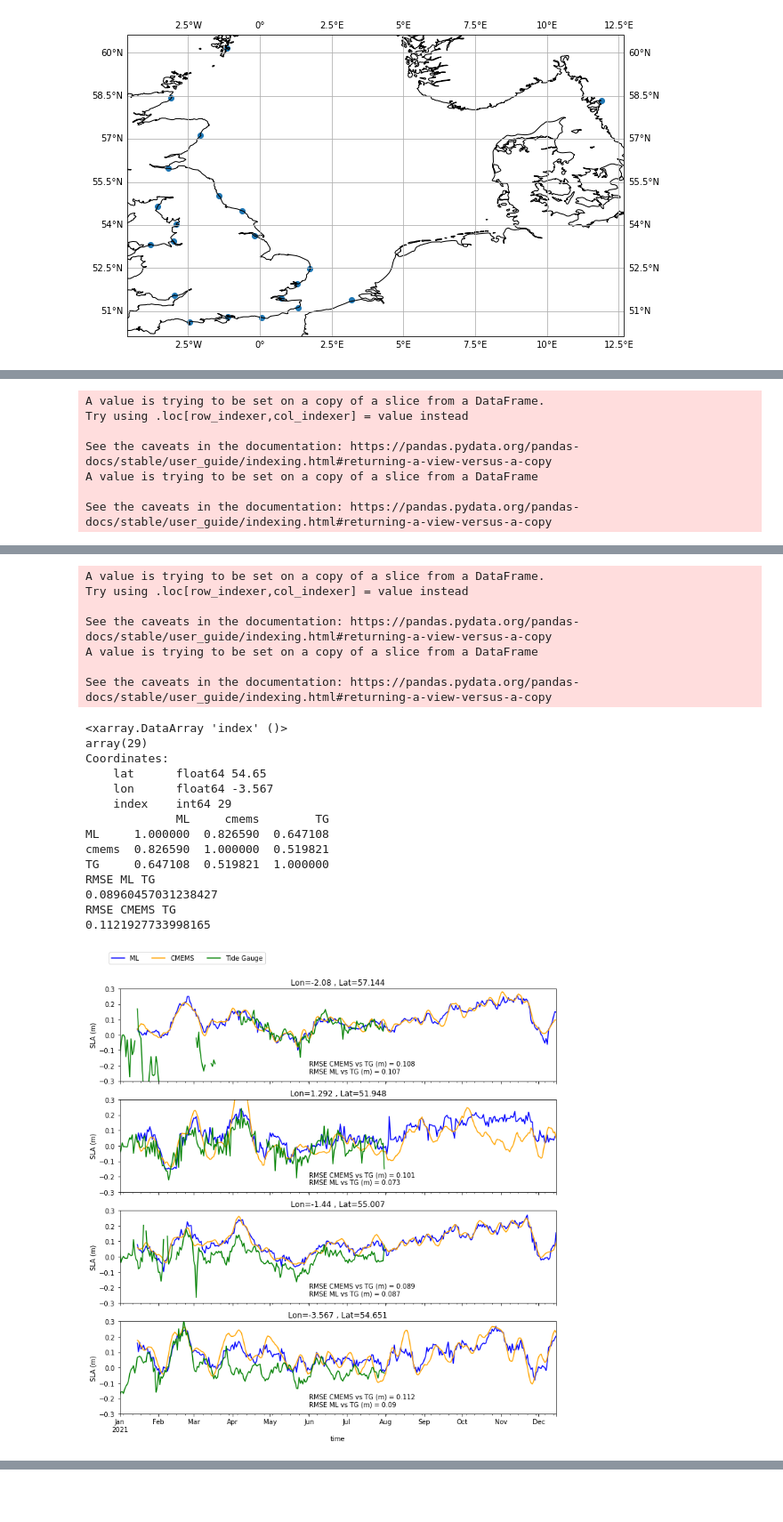
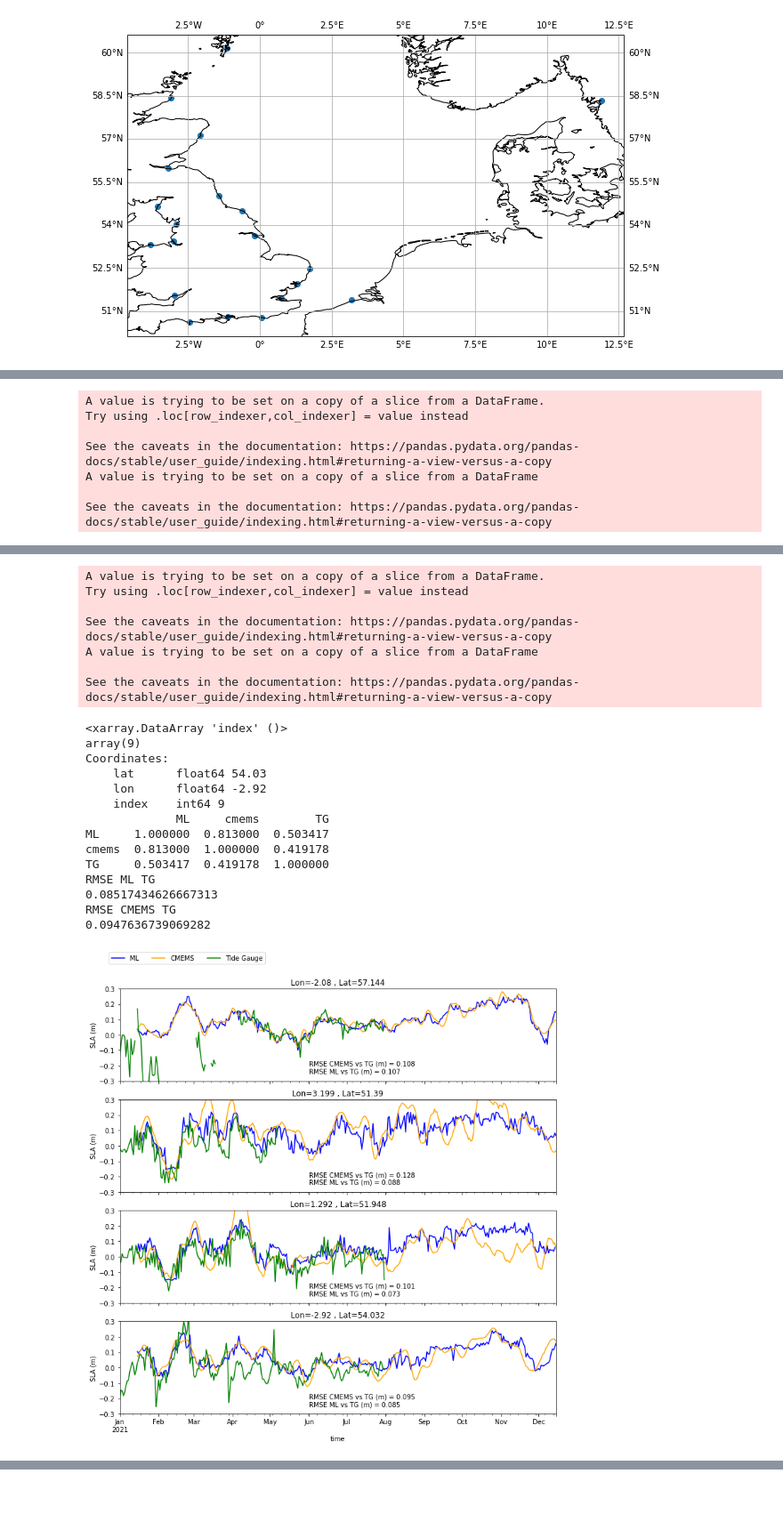
Before and after one commit to ne62rut/machine_learning_altimetry_validation, a Jupyter notebook: compare_TG_nodac.ipynb, the cells around one changed output, grey strips where cells are left out. Shown at 89% size. Saved outputs shown, nothing was run; the diff lists cells and outputs as text; code cells hidden in the pictures.

Commit message:
GESLA processing a la Julius completed

```diff
--- a/compare_TG_nodac.ipynb
+++ b/compare_TG_nodac.ipynb
@@ -100,7 +100,7 @@ elif region in {'NORTHSEA'} :
     max_lon = 12.2
     min_lon = -4.0
 
-    tg_dac = xr.open_dataset('/nfs/public_ads/Oelsmann/marcello/gesla_v3/gesla_2021_selected_JTEX_lowess_dac_correctedupdate.nc')
+    tg_dac = xr.open_dataset('/DGFI8/H/work_marcello/machine_learning_altimetry_validation/gesla_2021_selected_lowess_dac_correctedupdate_northsea.nc')
     #tg_dac = xr.open_dataset('/nfs/public_ads/Oelsmann/marcello/gesla_v2/gesla_v2_northsea_balticsea.nc')
 
     try :
@@ -238,7 +238,7 @@ counter = 0
 
 #for tide_gauge_name in list_names :
 
-for count_TG in tg_dac.x[[0,3,13,20]] :
+for count_TG in tg_dac.x[[0,1,2,3]] :
 
 
     start_lat = np.asarray(tg_dac.lat[count_TG].values,dtype=float)
@@ -452,25 +452,25 @@ RMSE CMEMS TG
 A value is trying to be set on a copy of a slice from a DataFrame.
 Try using .loc[row_indexer,col_indexer] = value instead
 
 See the caveats in the documentation: https://pandas.pydata.org/pandas-docs/stable/user_guide/indexing.html#returning-a-view-versus-a-copy
 A value is trying to be set on a copy of a slice from a DataFrame
 
 See the caveats in the documentation: https://pandas.pydata.org/pandas-docs/stable/user_guide/indexing.html#returning-a-view-versus-a-copy
 <xarray.DataArray 'index' ()>
-array(29)
+array(9)
 Coordinates:
-    lat      float64 54.65
-    lon      float64 -3.567
-    index    int64 29
+    lat      float64 54.03
+    lon      float64 -2.92
+    index    int64 9
              ML     cmems        TG
-ML     1.000000  0.826590  0.647108
-cmems  0.826590  1.000000  0.519821
-TG     0.647108  0.519821  1.000000
+ML     1.000000  0.813000  0.503417
+cmems  0.813000  1.000000  0.419178
+TG     0.503417  0.419178  1.000000
 RMSE ML TG
-0.08960457031238427
+0.08517434626667313
 RMSE CMEMS TG
-0.1121927733998165
+0.0947636739069282
-[figure, old version]
+[figure, new version]
 # %%
 correlation_df.values
 # %% [output]
```
Also changed, not shown: parts of 6 cells of this notebook, 8 other files.
